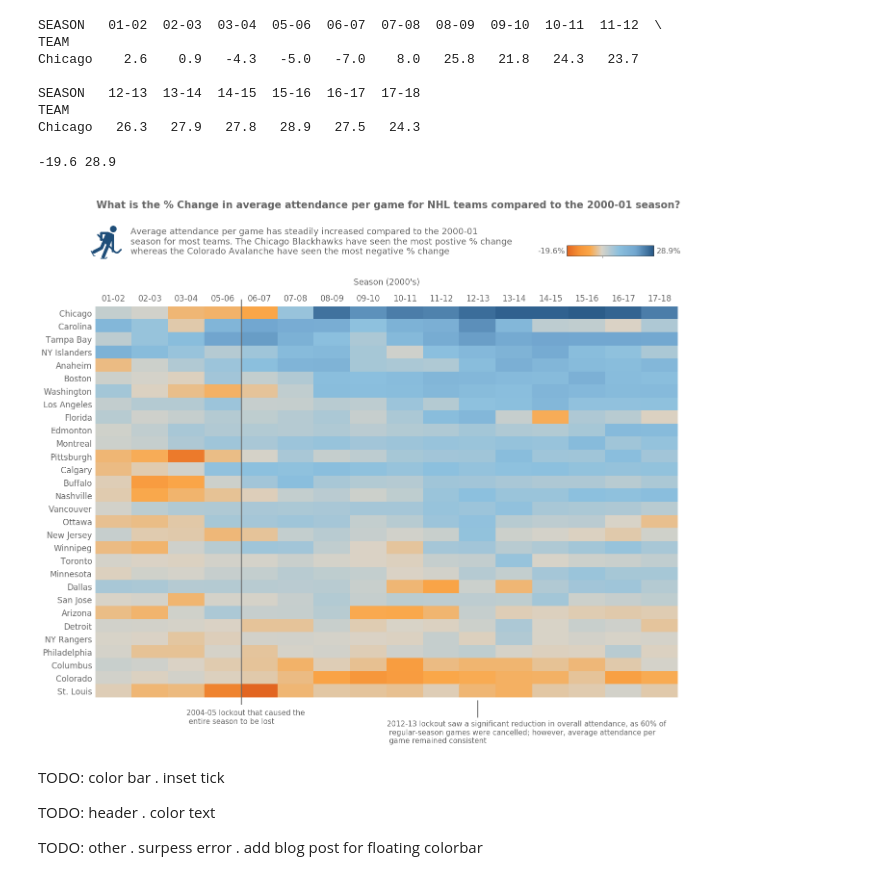
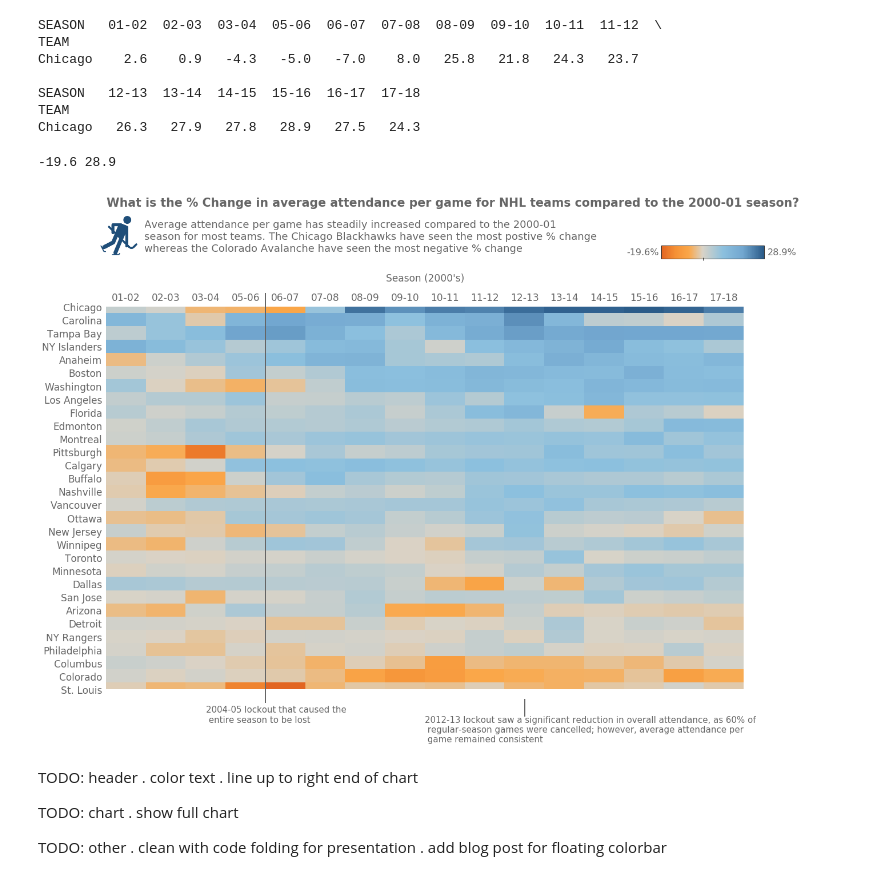
Before and after one commit to richhildebrand/makeover-monday-python, a Jupyter notebook: notebooks/2019 Week1 NHL Attendance/@idatadrew.ipynb, the cells around one changed output. Cells and saved outputs as stored; diff of their text form; code cells hidden in the pictures.

Commit message:
inset ticks and remove warning

```diff
--- a/notebooks/2019 Week1 NHL Attendance/@idatadrew.ipynb
+++ b/notebooks/2019 Week1 NHL Attendance/@idatadrew.ipynb
@@ -140,10 +140,12 @@ def create_orange_blue_cmap(min_value, max_value):
     return center_color_map(cmap, min_value, max_value, "")
 # %%
 def draw_colorbar(header_ax, fig):
-    colorbar_ax = fig.add_axes([0.765, .8355, 0.125, 0.1]) # right, up
+    colorbar_ax = fig.add_axes([0.8, 0.74, 0.125, 0.1]) # right, up
     colorbar_im = colorbar_ax.imshow(piviot_table, cmap=cmap, aspect=0.125)
     colorbar = fig.colorbar(colorbar_im, cax=colorbar_ax, orientation='horizontal', ticks=[0])
+    colorbar_ax.tick_params(axis="x", direction='inout', length=5,)
     colorbar.ax.set_xticklabels([''])
+
     colorbar_ax.annotate(str(min_change) + '%', xy=(1, 1), xytext=(-36, -7), fontsize=16, color='#666666')
     colorbar_ax.annotate(str(max_change) + '%', xy=(1, 1), xytext=(30.5, -7), fontsize=16, color='#666666')
 
@@ -160,44 +162,52 @@ def draw_header(header_ax, fig):
 
     header_image = Image.open('./HockeyPlayer.PNG')
     header_image = np.array(header_image).astype(np.float) / 255
-    fig.figimage(header_image, 100, 1005, zorder=1)
+    fig.figimage(header_image, 100, 852, zorder=1)
 
     header_ax.axis('off')
     draw_colorbar(header_ax, fig)
 # %%
+#Draw Heatmap
 print(min_change, max_change)
 cmap = create_orange_blue_cmap(min_change, max_change)
 
 fig, (header_ax, heatmap_ax) = plt.subplots(nrows=2, figsize=(20,16), gridspec_kw={"height_ratios":[0.18, 1]})
 sns.heatmap(piviot_table, ax=heatmap_ax, cbar=False, cmap=cmap)
 draw_header(header_ax, fig)
 
+
+#Add annotations
 heatmap_ax.plot([10.5, 10.5], [30.25, 31.5], linewidth=2, color='#666666')[0].set_clip_on(False)
 heatmap_ax.annotate('2012-13 lockout saw a significant reduction in overall attendance, as 60% of\n regular-season games were cancelled; however, average attendance per\n game remained consistent',
                     xy=(1, 1), xytext=(8, 33.5), size=15, color='#666666')
 
 heatmap_ax.plot([4, 4], [-0.5, 30.5], linewidth=2, color='#666666')[0].set_clip_on(False)
 heatmap_ax.annotate('2004-05 lockout that caused the\n entire season to be lost', xy=(1, 1), xytext=(2.5, 32), size=15, color='#666666')
 
+
+#Adjust labels
 heatmap_ax.set_ylabel('')
 heatmap_ax.tick_params(axis="y", labelsize=17, labelcolor='#666666', width=0)
 
 heatmap_ax.tick_params(axis="x", labelsize=17, labelcolor='#666666', labeltop=True, labelbottom=False, width=0)
 heatmap_ax.set_xlabel("Season (2000's)", size=17, color='#666666', labelpad=20)
 heatmap_ax.xaxis.set_label_position('top')
 
-plt.tight_layout()
+
+#Print Graph
 plt.show()
+#cm.savefig('myfigure.png')
 # %% [output]
 -19.6 28.9
-[figure, old version]
+[figure, new version]
 # %% [markdown]
-TODO: color bar
- . inset tick
+TODO: header
+   . color text
+   . line up to right end of chart
 
-TODO: header
- . color text
+ TODO: chart
+   . show full chart
 
 TODO: other
- . surpess error
- . add blog post for floating colorbar
+   . clean with code folding for presentation
+   . add blog post for floating colorbar
```
Also changed, not shown: parts of 1 cell of this notebook.
